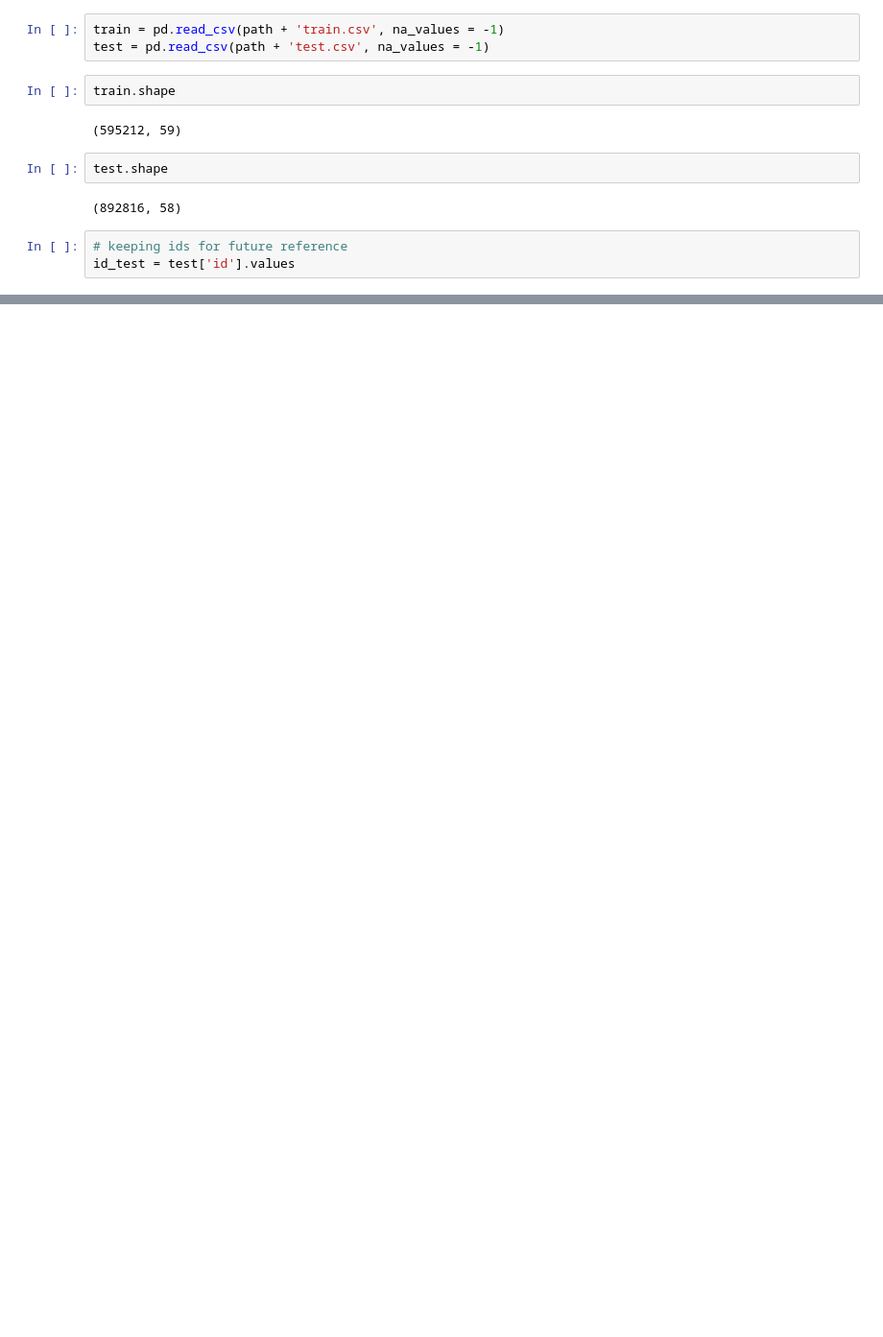
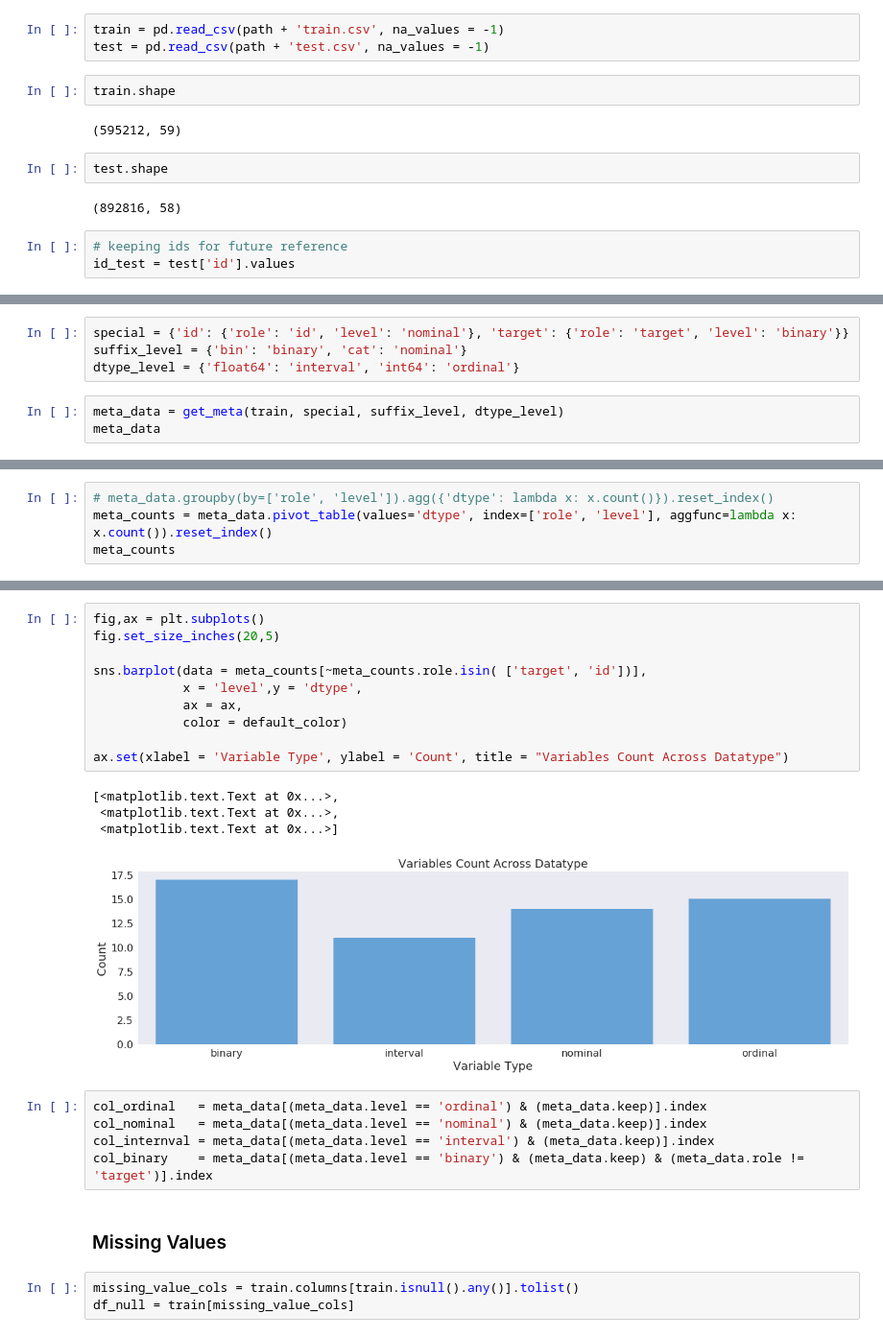
Before and after one commit to raphaelrrcoelho/porto-seguro-safe-driver, a Jupyter notebook: porto_seguro.ipynb, the cells around one changed output, grey strips where cells are left out. Shown at 96% size. Cells and saved outputs as stored; diff of their text form; blank space fills up the shorter version.

Commit message:
analyze missings on features

```diff
--- a/porto_seguro.ipynb
+++ b/porto_seguro.ipynb
@@ -73,0 +180,7 @@ id_test = test['id'].values
+# %%
+special = {'id': {'role': 'id', 'level': 'nominal'}, 'target': {'role': 'target', 'level': 'binary'}}
+suffix_level = {'bin': 'binary', 'cat': 'nominal'}
+dtype_level = {'float64': 'interval', 'int64': 'ordinal'}
+# %%
+meta_data = get_meta(train, special, suffix_level, dtype_level)
+meta_data
@@ -73,0 +206,4 @@ id_test = test['id'].values
+# %%
+# meta_data.groupby(by=['role', 'level']).agg({'dtype': lambda x: x.count()}).reset_index()
+meta_counts = meta_data.pivot_table(values='dtype', index=['role', 'level'], aggfunc=lambda x: x.count()).reset_index()
+meta_counts
@@ -73,0 +218,25 @@ id_test = test['id'].values
+# %%
+fig,ax = plt.subplots()
+fig.set_size_inches(20,5)
+
+sns.barplot(data = meta_counts[~meta_counts.role.isin( ['target', 'id'])],
+            x = 'level',y = 'dtype',
+            ax = ax,
+            color = default_color)
+
+ax.set(xlabel = 'Variable Type', ylabel = 'Count', title = "Variables Count Across Datatype")
+# %% [output]
+[<matplotlib.text.Text at 0x...>,
+ <matplotlib.text.Text at 0x...>,
+ <matplotlib.text.Text at 0x...>]
+[figure, added]
+# %%
+col_ordinal   = meta_data[(meta_data.level == 'ordinal') & (meta_data.keep)].index
+col_nominal   = meta_data[(meta_data.level == 'nominal') & (meta_data.keep)].index
+col_internval = meta_data[(meta_data.level == 'interval') & (meta_data.keep)].index
+col_binary    = meta_data[(meta_data.level == 'binary') & (meta_data.keep) & (meta_data.role != 'target')].index
+# %% [markdown]
+### Missing Values
+# %%
+missing_value_cols = train.columns[train.isnull().any()].tolist()
+df_null = train[missing_value_cols]
```
Also changed, not shown: parts of 23 cells of this notebook, 2 other files.
